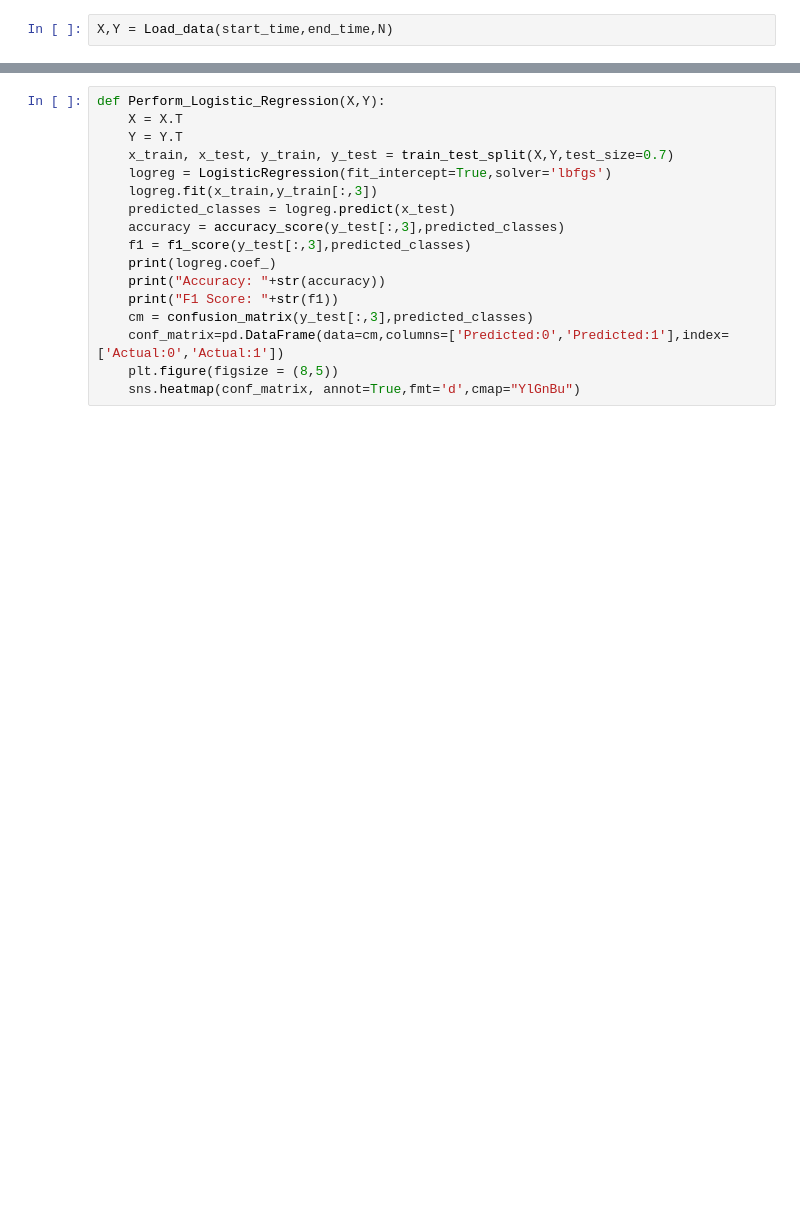
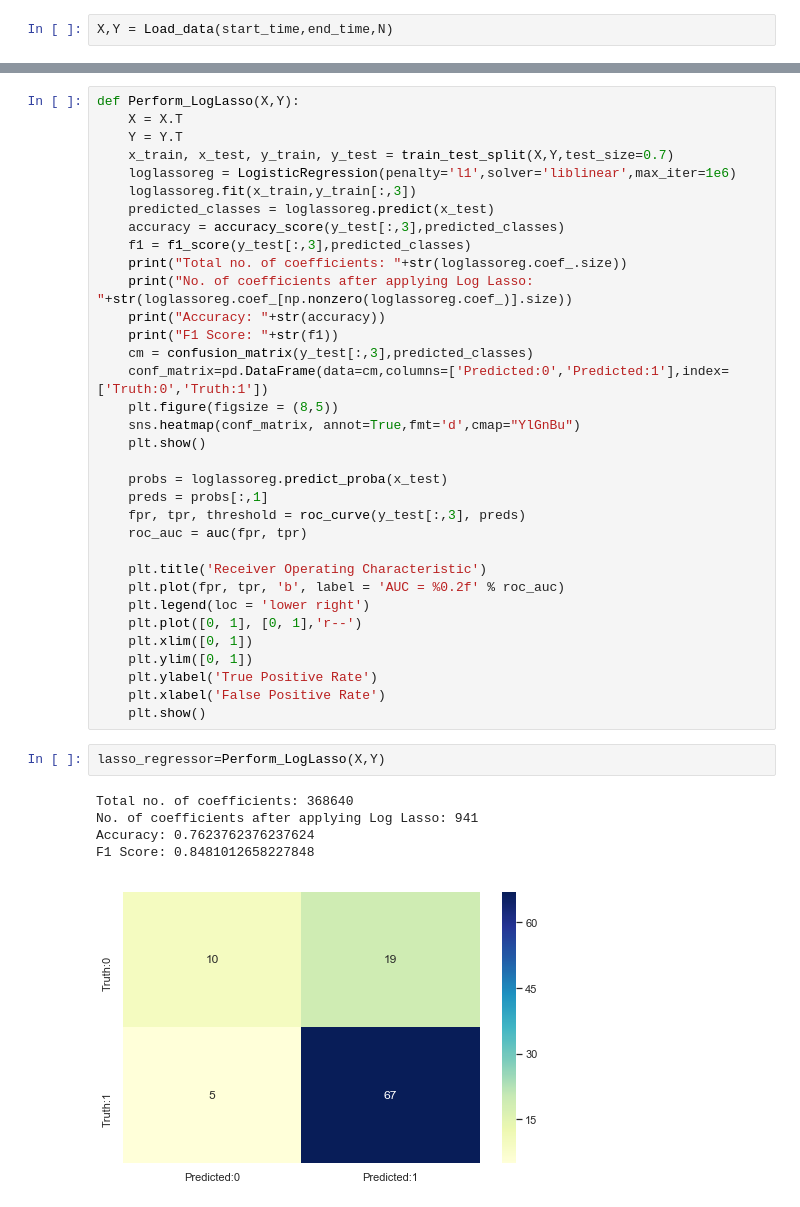
Before and after one commit to jagadeeshmn/SDO-eventprediction, a Jupyter notebook: SolarPrediction.ipynb, the cells around one changed output, grey strips where cells are left out. Saved outputs shown, nothing was run; the diff lists cells and outputs as text; blank space fills up the shorter version.

Commit message:
Updated results and implemented Log Lasso

```diff
--- a/SolarPrediction.ipynb
+++ b/SolarPrediction.ipynb
@@ -56,17 +104,42 @@ sns.set(style="whitegrid", color_codes=True)
 # %%
-def Perform_Logistic_Regression(X,Y):
+def Perform_LogLasso(X,Y):
     X = X.T
     Y = Y.T
     x_train, x_test, y_train, y_test = train_test_split(X,Y,test_size=0.7)
-    logreg = LogisticRegression(fit_intercept=True,solver='lbfgs')
-    logreg.fit(x_train,y_train[:,3])
-    predicted_classes = logreg.predict(x_test)
+    loglassoreg = LogisticRegression(penalty='l1',solver='liblinear',max_iter=1e6)
+    loglassoreg.fit(x_train,y_train[:,3])
+    predicted_classes = loglassoreg.predict(x_test)
     accuracy = accuracy_score(y_test[:,3],predicted_classes)
     f1 = f1_score(y_test[:,3],predicted_classes)
-    print(logreg.coef_)
+    print("Total no. of coefficients: "+str(loglassoreg.coef_.size))
+    print("No. of coefficients after applying Log Lasso: "+str(loglassoreg.coef_[np.nonzero(loglassoreg.coef_)].size))
     print("Accuracy: "+str(accuracy))
     print("F1 Score: "+str(f1))
     cm = confusion_matrix(y_test[:,3],predicted_classes)
-    conf_matrix=pd.DataFrame(data=cm,columns=['Predicted:0','Predicted:1'],index=['Actual:0','Actual:1'])
+    conf_matrix=pd.DataFrame(data=cm,columns=['Predicted:0','Predicted:1'],index=['Truth:0','Truth:1'])
     plt.figure(figsize = (8,5))
     sns.heatmap(conf_matrix, annot=True,fmt='d',cmap="YlGnBu")
+    plt.show()
+
+    probs = loglassoreg.predict_proba(x_test)
+    preds = probs[:,1]
+    fpr, tpr, threshold = roc_curve(y_test[:,3], preds)
+    roc_auc = auc(fpr, tpr)
+
+    plt.title('Receiver Operating Characteristic')
+    plt.plot(fpr, tpr, 'b', label = 'AUC = %0.2f' % roc_auc)
+    plt.legend(loc = 'lower right')
+    plt.plot([0, 1], [0, 1],'r--')
+    plt.xlim([0, 1])
+    plt.ylim([0, 1])
+    plt.ylabel('True Positive Rate')
+    plt.xlabel('False Positive Rate')
+    plt.show()
+# %%
+lasso_regressor=Perform_LogLasso(X,Y)
+# %% [output]
+Total no. of coefficients: 368640
+No. of coefficients after applying Log Lasso: 941
+Accuracy: 0.7623762376237624
+F1 Score: 0.8481012658227848
+[figure, added]
```
Also changed, not shown: parts of 16 cells of this notebook, 1 other file.
